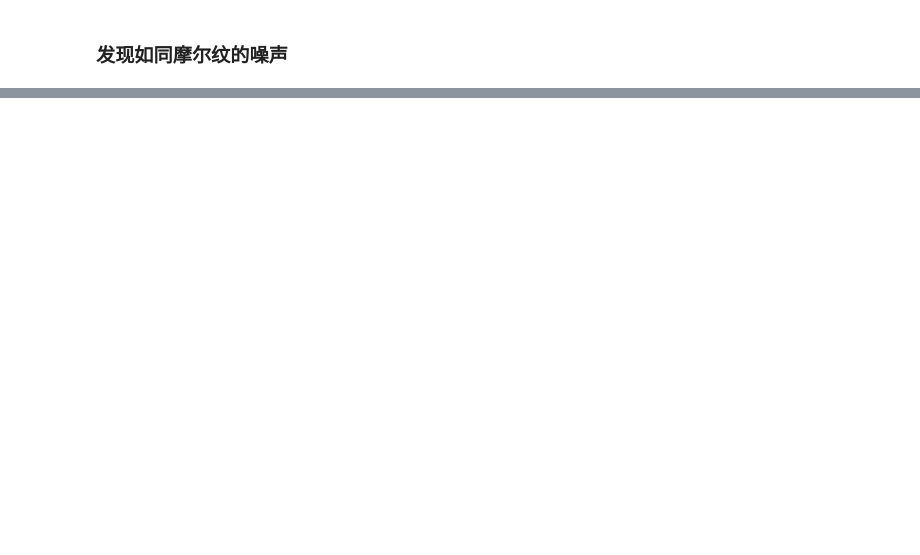
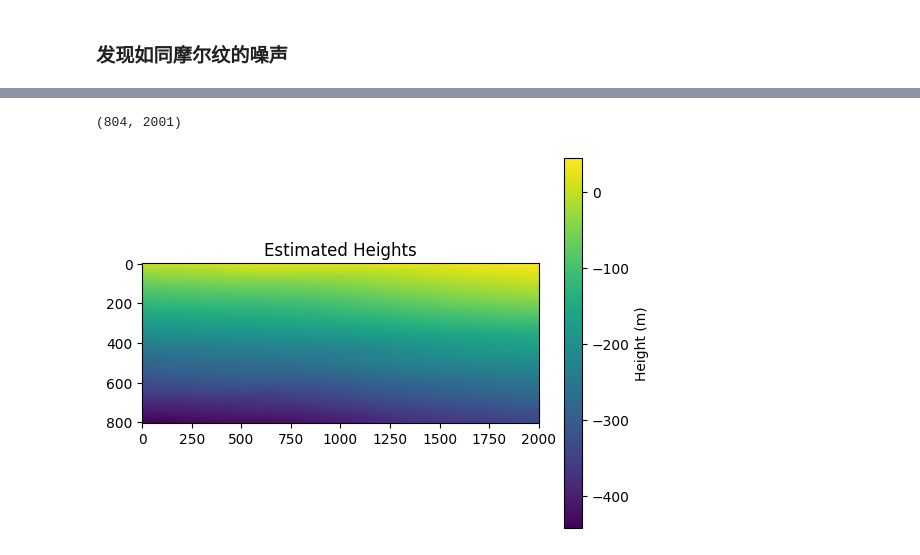
Before and after one commit to BlingCc233/project_A, a Jupyter notebook: nostack.ipynb, the cells around one changed output, grey strips where cells are left out. Drawn from its saved outputs; the diff is of its cells as text; code cells hidden in the pictures; blank space fills up the shorter version.

```diff
--- a/nostack.ipynb
+++ b/nostack.ipynb
@@ -186,0 +146,35 @@ plt.show()
+# %%
+import numpy as np
+
+theta = np.array(df_theta[4])
+
+# 使用numpy的unwrap函数对theta进行处理
+# 默认情况下，unwrap会沿着最后一个轴处理，对于二维矩阵来说，就是沿着每一行处理
+# 如果你想沿着其他轴处理，可以使用axis参数
+phix = np.unwrap(theta, axis=1)
+phiy = np.unwrap(theta, axis=0)
+phi = np.unwrap(phix, axis=0)
+print(phi.shape)
+
+results = np.zeros((num_rows, num_cols))
+
+# 遍历每个数据点，计算结果
+for i in range(num_rows):
+    for j in range(num_cols):
+        k_i = df_k[4].iloc[i, j]
+        results[i, j] = -1 / k_i * phi[i, j]
+
+# 绘制色度图
+plt.imshow(results, cmap='viridis')
+plt.colorbar(label='Height (m)')
+plt.title('Estimated Heights')
+plt.show()
+# 如果你想要沿着第一个轴（即列）处理，可以这样做
+# phi = np.unwrap(theta, axis=0)
+
+# phi现在是处理过后的矩阵，应该是连续的
+
+# 如果你需要找到对应的n值，可以通过计算原theta和处理后的phi之间的差值除以2π来近似得到
+# %% [output]
+(804, 2001)
+[figure, added]
```
Also changed, not shown: parts of 3 cells of this notebook, 7 other files.
